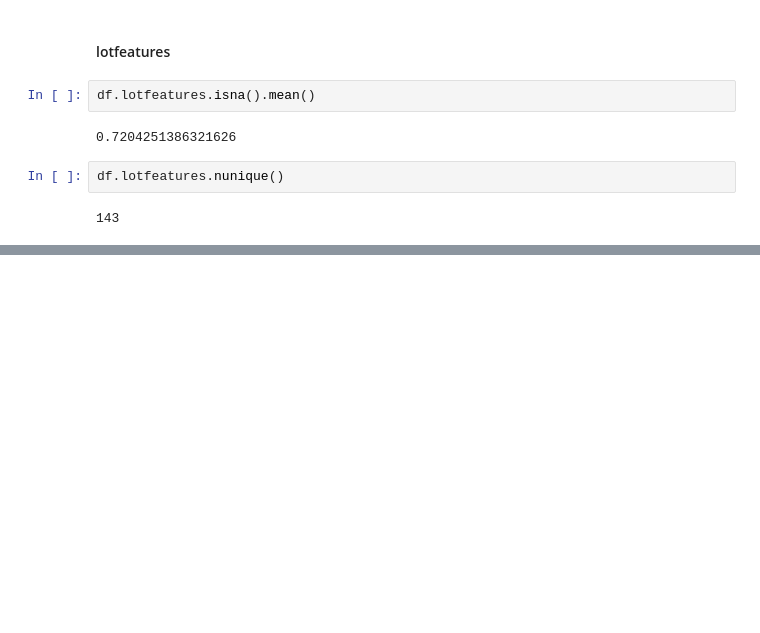
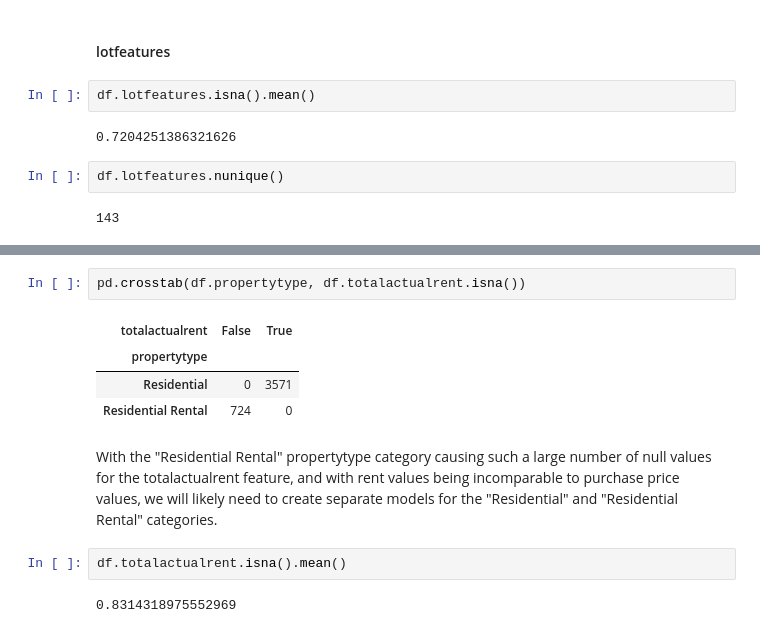
Before and after one commit to bensmith07/new_construction, a Jupyter notebook: prep_notebook.ipynb, the cells around one changed output, grey strips where cells are left out. Drawn from its saved outputs; the diff is of its cells as text; blank space fills up the shorter version.

```diff
--- a/initial_prep_notebook.ipynb
+++ b/prep_notebook.ipynb
@@ -247,0 +295,13 @@ With no reasonable way to impute values for this feature, and with such a high p
+# %%
+pd.crosstab(df.propertytype, df.totalactualrent.isna())
+# %% [output]
+| totalactualrent | False | True |
+| propertytype |  |  |
+| Residential | 0 | 3571 |
+| Residential Rental | 724 | 0 |
+# %% [markdown]
+With the "Residential Rental" propertytype category causing such a large number of null values for the totalactualrent feature, and with rent values being incomparable to purchase price values, we will likely need to create separate models for the "Residential" and "Residential Rental" categories.
+# %%
+df.totalactualrent.isna().mean()
+# %% [output]
+0.8314318975552969
```
Also changed, not shown: parts of 37 cells of this notebook.
